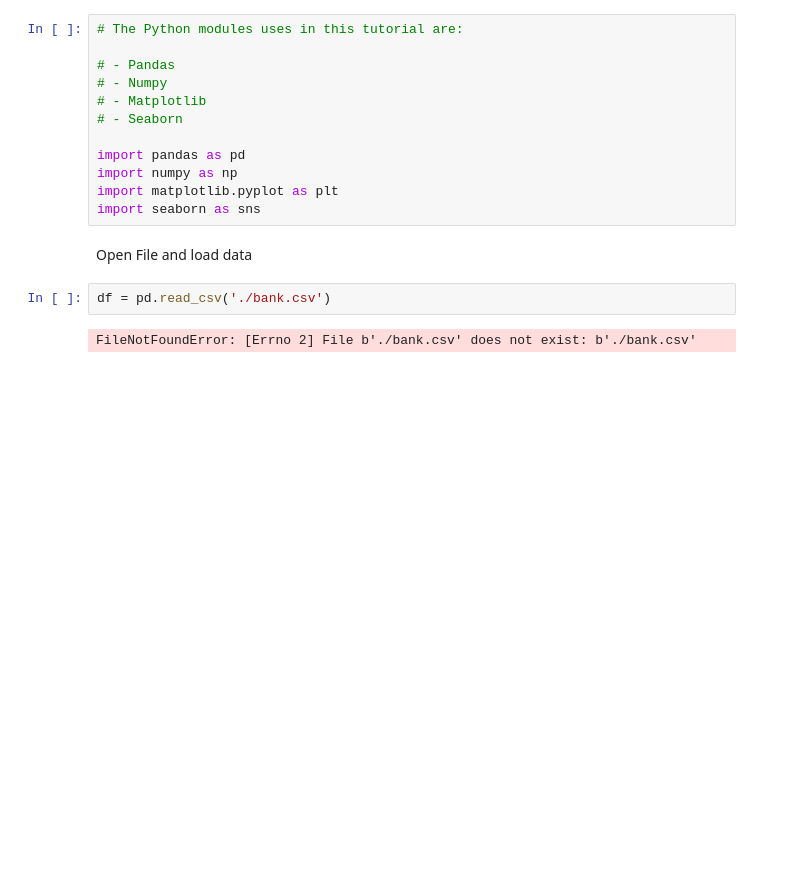
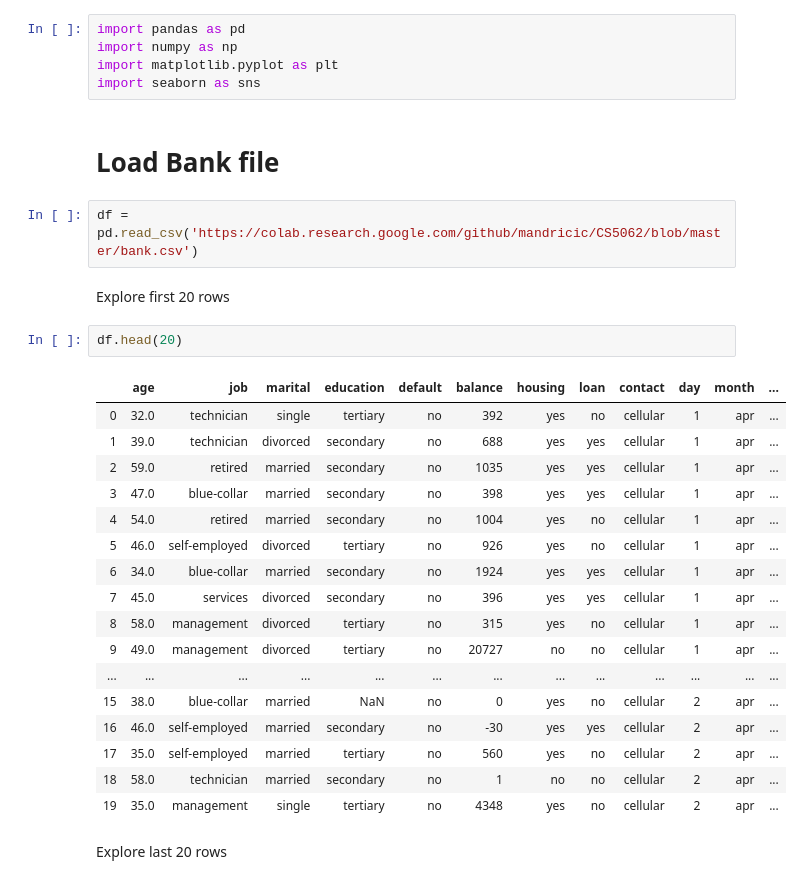
Before and after one commit to mandricic/CS5062, a Jupyter notebook: etivity1.ipynb, the cells around one changed output. Drawn from its saved outputs; the diff is of its cells as text; blank space fills up the shorter version.

```diff
--- a/etivity1.ipynb
+++ b/etivity1.ipynb
@@ -3,18 +3,33 @@ Importing Classes
 # %%
-# The Python modules uses in this tutorial are:
-
-# - Pandas
-# - Numpy
-# - Matplotlib
-# - Seaborn
-
 import pandas as pd
 import numpy as np
 import matplotlib.pyplot as plt
 import seaborn as sns
-# %% [markdown]
-Open File and load data
+# %% [markdown]
+# Load Bank file
 # %%
-df = pd.read_csv('./bank.csv')
+df = pd.read_csv('https://colab.research.google.com/github/mandricic/CS5062/blob/master/bank.csv')
-# %% [output]
-FileNotFoundError: [Errno 2] File b'./bank.csv' does not exist: b'./bank.csv'
+# %% [markdown]
+Explore first 20 rows
+# %%
+df.head(20)
+# %% [output]
+|  | age | job | marital | education | default | balance | housing | loan | contact | day | month | ... |
+| 0 | 32.0 | technician | single | tertiary | no | 392 | yes | no | cellular | 1 | apr | ... |
+| 1 | 39.0 | technician | divorced | secondary | no | 688 | yes | yes | cellular | 1 | apr | ... |
+| 2 | 59.0 | retired | married | secondary | no | 1035 | yes | yes | cellular | 1 | apr | ... |
+| 3 | 47.0 | blue-collar | married | secondary | no | 398 | yes | yes | cellular | 1 | apr | ... |
+| 4 | 54.0 | retired | married | secondary | no | 1004 | yes | no | cellular | 1 | apr | ... |
+| 5 | 46.0 | self-employed | divorced | tertiary | no | 926 | yes | no | cellular | 1 | apr | ... |
+| 6 | 34.0 | blue-collar | married | secondary | no | 1924 | yes | yes | cellular | 1 | apr | ... |
+| 7 | 45.0 | services | divorced | secondary | no | 396 | yes | yes | cellular | 1 | apr | ... |
+| 8 | 58.0 | management | divorced | tertiary | no | 315 | yes | no | cellular | 1 | apr | ... |
+| 9 | 49.0 | management | divorced | tertiary | no | 20727 | no | no | cellular | 1 | apr | ... |
+| ... | ... | ... | ... | ... | ... | ... | ... | ... | ... | ... | ... | ... |
+| 15 | 38.0 | blue-collar | married | NaN | no | 0 | yes | no | cellular | 2 | apr | ... |
+| 16 | 46.0 | self-employed | married | secondary | no | -30 | yes | yes | cellular | 2 | apr | ... |
+| 17 | 35.0 | self-employed | married | tertiary | no | 560 | yes | no | cellular | 2 | apr | ... |
+| 18 | 58.0 | technician | married | secondary | no | 1 | no | no | cellular | 2 | apr | ... |
+| 19 | 35.0 | management | single | tertiary | no | 4348 | yes | no | cellular | 2 | apr | ... |
+# %% [markdown]
+Explore last 20 rows
```
Also changed, not shown: parts of 14 cells of this notebook.
